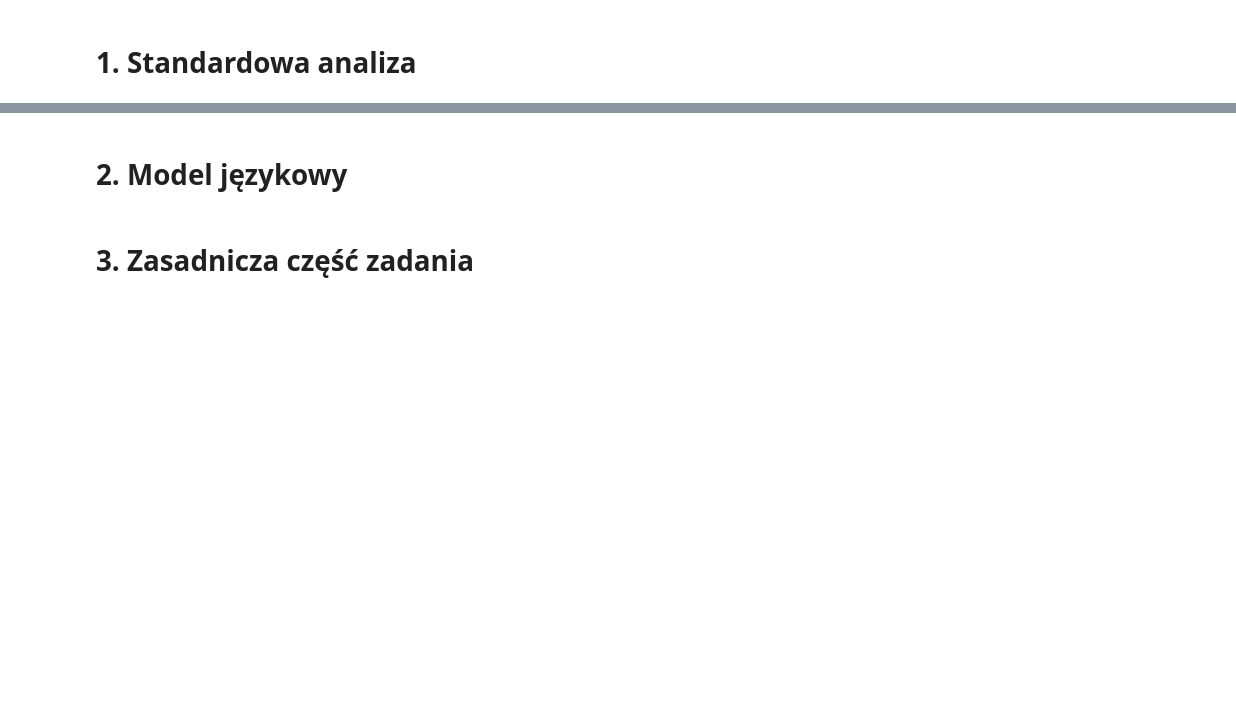
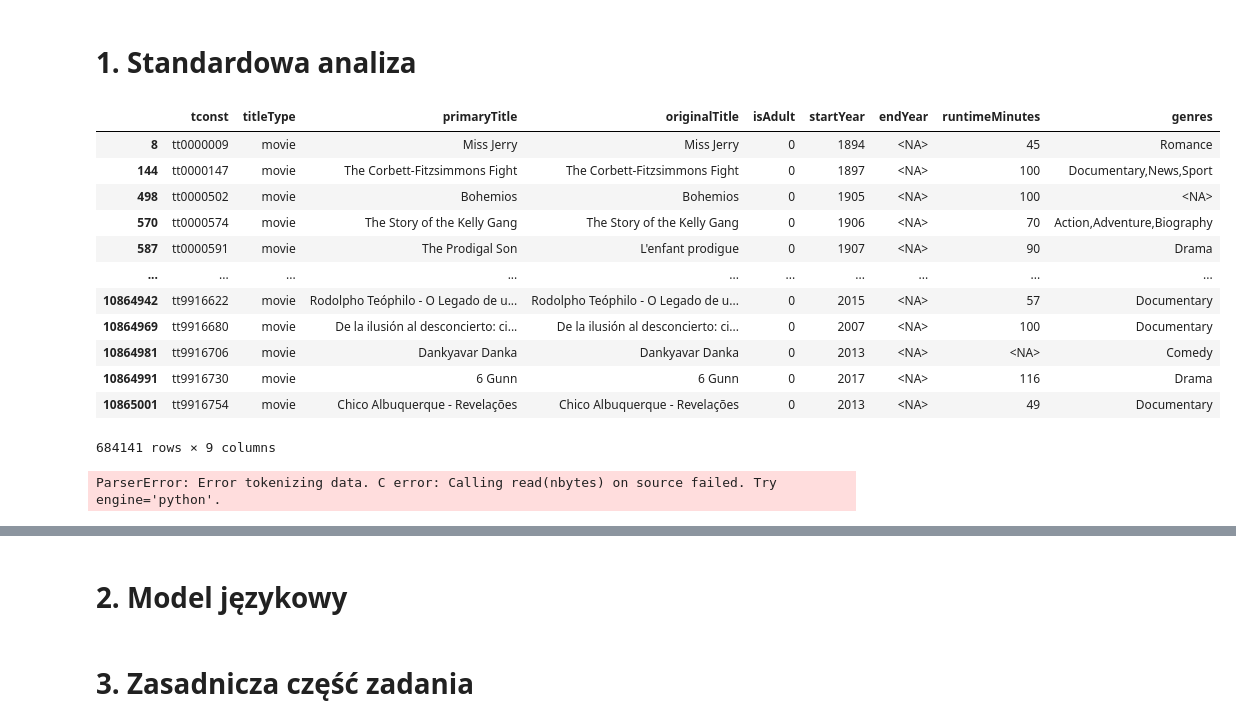
Before and after one commit to jakubweglowski/NPD-final-project, a Jupyter notebook: task1.ipynb, the cells around one changed output, grey strips where cells are left out. Saved outputs shown, nothing was run; the diff lists cells and outputs as text; code cells hidden in the pictures; blank space fills up the shorter version.

```diff
--- a/task1.ipynb
+++ b/task1.ipynb
@@ -13,0 +18,29 @@ import codecs
+# %%
+df3.loc[df3["titleType"] == 'movie']
+# %% [output]
+|  | tconst | titleType | primaryTitle | originalTitle | isAdult | startYear | endYear | runtimeMinutes | genres |
+| 8 | tt0000009 | movie | Miss Jerry | Miss Jerry | 0 | 1894 | <NA> | 45 | Romance |
+| 144 | tt0000147 | movie | The Corbett-Fitzsimmons Fight | The Corbett-Fitzsimmons Fight | 0 | 1897 | <NA> | 100 | Documentary,News,Sport |
+| 498 | tt0000502 | movie | Bohemios | Bohemios | 0 | 1905 | <NA> | 100 | <NA> |
+| 570 | tt0000574 | movie | The Story of the Kelly Gang | The Story of the Kelly Gang | 0 | 1906 | <NA> | 70 | Action,Adventure,Biography |
+| 587 | tt0000591 | movie | The Prodigal Son | L'enfant prodigue | 0 | 1907 | <NA> | 90 | Drama |
+| ... | ... | ... | ... | ... | ... | ... | ... | ... | ... |
+| 10864942 | tt9916622 | movie | Rodolpho Teóphilo - O Legado de u... | Rodolpho Teóphilo - O Legado de u... | 0 | 2015 | <NA> | 57 | Documentary |
+| 10864969 | tt9916680 | movie | De la ilusión al desconcierto: ci... | De la ilusión al desconcierto: ci... | 0 | 2007 | <NA> | 100 | Documentary |
+| 10864981 | tt9916706 | movie | Dankyavar Danka | Dankyavar Danka | 0 | 2013 | <NA> | <NA> | Comedy |
+| 10864991 | tt9916730 | movie | 6 Gunn | 6 Gunn | 0 | 2017 | <NA> | 116 | Drama |
+| 10865001 | tt9916754 | movie | Chico Albuquerque - Revelações | Chico Albuquerque - Revelações | 0 | 2013 | <NA> | 49 | Documentary |
+684141 rows × 9 columns
+# %%
+path_to_file = "data/title.akas.tsv.gz"
+df1 = load_to_dataframe(path_to_file)
+df1 = df1.drop(columns=["language", "types", "attributes"])
+
+path_to_file = "data/title.basics.tsv.gz"
+df3 = load_to_dataframe(path_to_file).dropna()
+df3 = df3.loc[df3["startYear"].astype(int).between(1800, 2024), ["tconst", "titleType", "startYear"]]
+
+path_to_file = "data/title.ratings.tsv.gz"
+df7 = load_to_dataframe(path_to_file)
+# %% [output]
+ParserError: Error tokenizing data. C error: Calling read(nbytes) on source failed. Try engine='python'.
```
Also changed, not shown: parts of 8 cells of this notebook, 2 other files.
